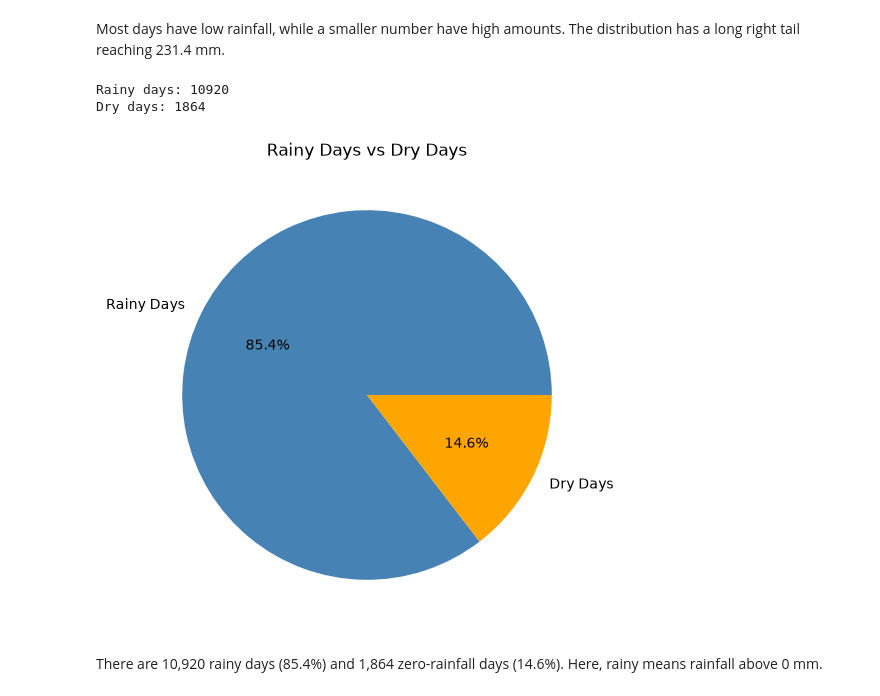
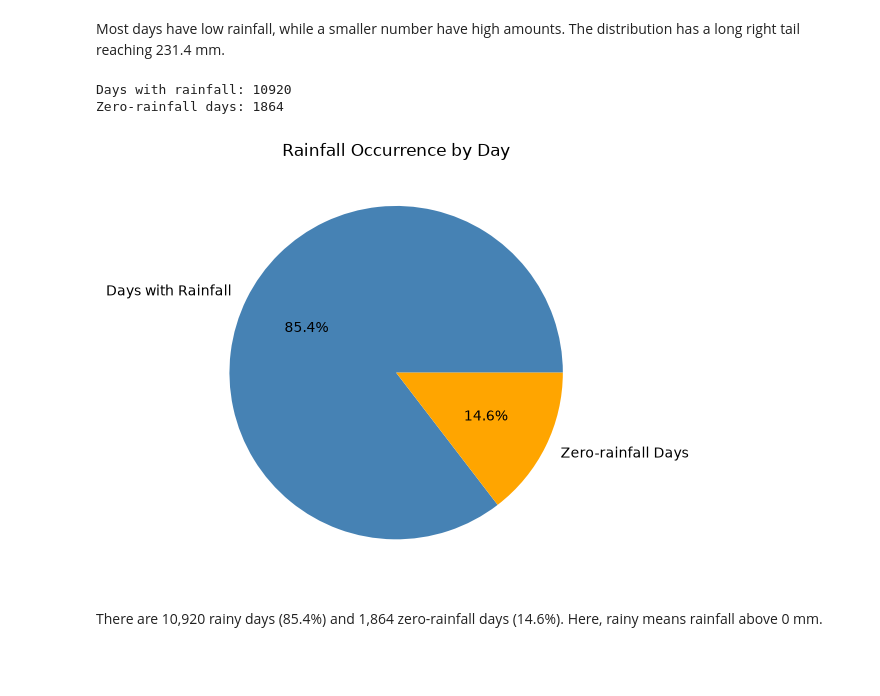
Before and after one commit to NikiniBandara/colombo-monsoon-dry-spell-simulator, a Jupyter notebook: notebook/colombo-monsoon-dry-spell-simulator.ipynb, the cells around one changed output. Saved outputs shown, nothing was run; the diff lists cells and outputs as text; code cells hidden in the pictures; blank space fills up the shorter version.

```diff
--- a/notebook/colombo-monsoon-dry-spell-simulator.ipynb
+++ b/notebook/colombo-monsoon-dry-spell-simulator.ipynb
@@ -150,7 +235,7 @@ import matplotlib.pyplot as plt
 import seaborn as sns
 
 df = pd.read_csv(
-    "../data/colombo_rainfall_cleaned.csv",
+    DATA / "colombo_rainfall_cleaned.csv",
     parse_dates=["date"]
 )
 
@@ -257,25 +342,26 @@ Most days have low rainfall, while a smaller number have high amounts. The distr
 rainy_days = (df["rainfall_mm"] > 0).sum()
 dry_days = (df["rainfall_mm"] == 0).sum()
 
-print("Rainy days:", rainy_days)
-print("Dry days:", dry_days)
+print("Days with rainfall:", rainy_days)
+print("Zero-rainfall days:", dry_days)
 # %% [output]
-Rainy days: 10920
-Dry days: 1864
+Days with rainfall: 10920
+Zero-rainfall days: 1864
 # %%
 plt.figure(figsize=(6, 6))
 
 plt.pie(
     [rainy_days, dry_days],
-    labels=["Rainy Days", "Dry Days"],
+    labels=["Days with Rainfall", "Zero-rainfall Days"],
     autopct="%1.1f%%",
     colors=["steelblue", "orange"]
 )
 
-plt.title("Rainy Days vs Dry Days")
+plt.title("Rainfall Occurrence by Day")
+plt.tight_layout()
 plt.show()
 # %% [output]
-[figure, old version]
+[figure, new version]
 # %% [markdown]
 There are 10,920 rainy days (85.4%) and 1,864 zero-rainfall days (14.6%). Here, rainy means rainfall above 0 mm.
 # %%
```
Also changed, not shown: parts of 30 cells of this notebook, 3 other files.
